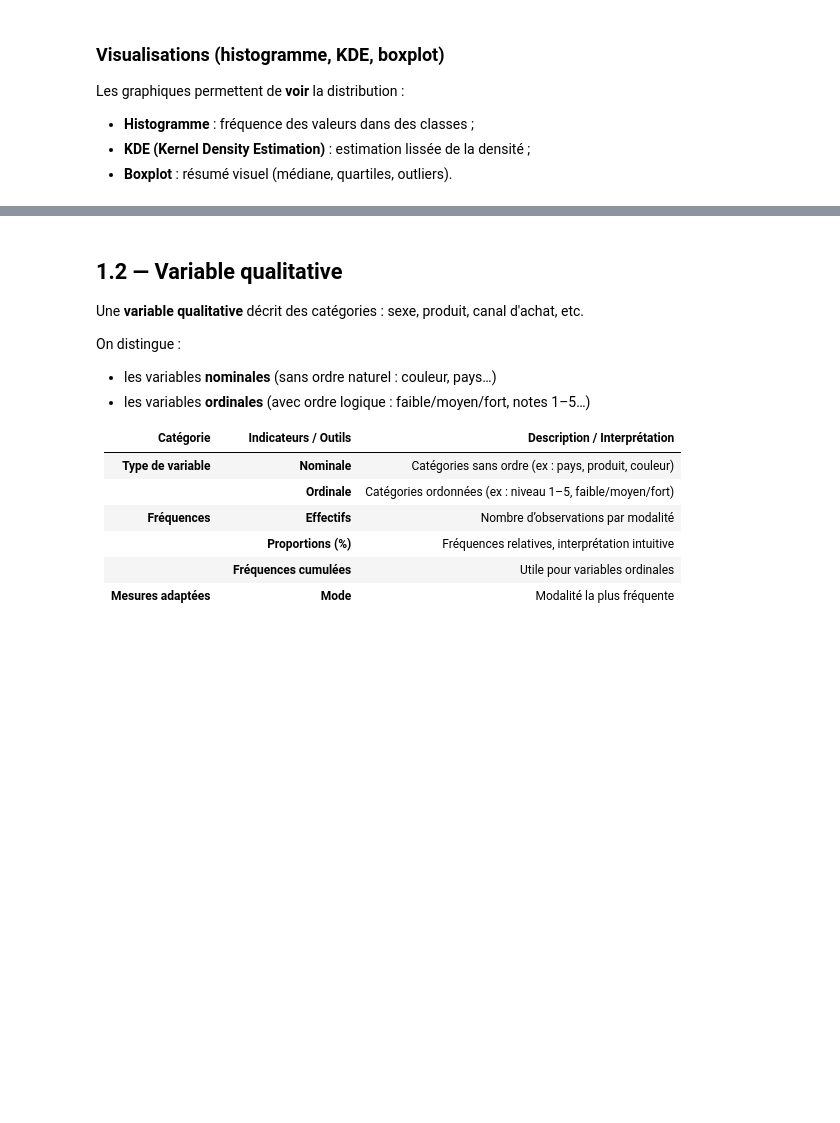
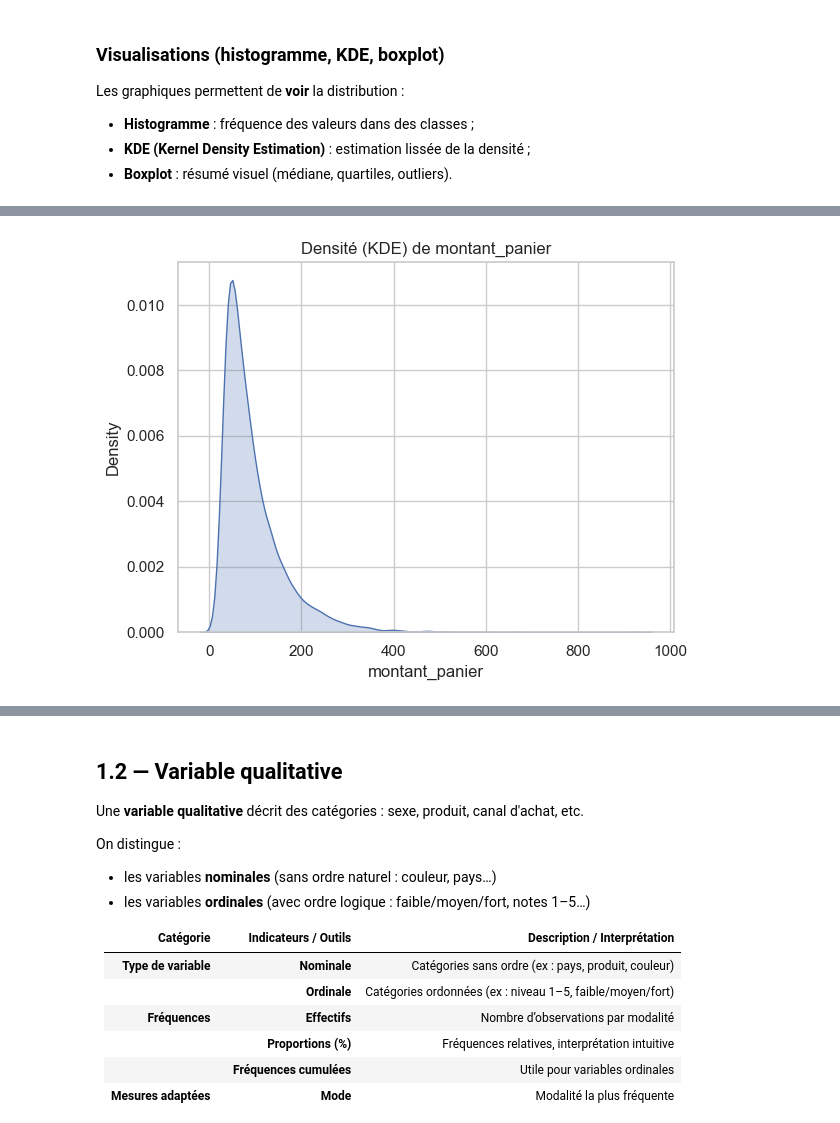
Before and after one commit to natachanj/Bootcamp-Acc-l-rateur-IA-Cohorte-1, a Jupyter notebook: Semaine2/Session1/01_partie1_statistique_univariee.ipynb, the cells around one changed output, grey strips where cells are left out. Saved outputs shown, nothing was run; the diff lists cells and outputs as text; code cells hidden in the pictures; blank space fills up the shorter version.

```diff
--- a/Semaine2/Session1/01_partie1_statistique_univariee.ipynb
+++ b/Semaine2/Session1/01_partie1_statistique_univariee.ipynb
@@ -304,15 +439,15 @@ plt.show()
 # %%
 
 #  Densité (KDE) si seaborn est disponible
 
-if sns is not None:
-    plt.figure()
-    sns.kdeplot(serie, fill=True)
-    plt.title(f"Densité (KDE) de {variable}")
-    plt.xlabel(variable)
-    plt.show()
-else:
-    print("Seaborn n'est pas installé, KDE non tracé.")
+
+plt.figure()
+sns.kdeplot(serie, fill=True)
+plt.title(f"Densité (KDE) de {variable}")
+plt.xlabel(variable)
+plt.show()
+# %% [output]
+[figure, added]
 # %%
 
 #  Boxplot
```
Also changed, not shown: parts of 22 cells of this notebook, 6 other files.
